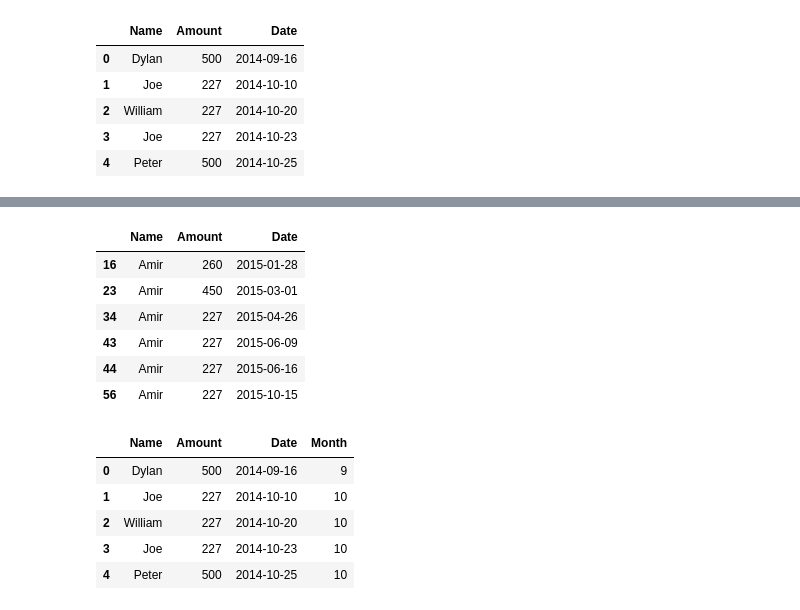
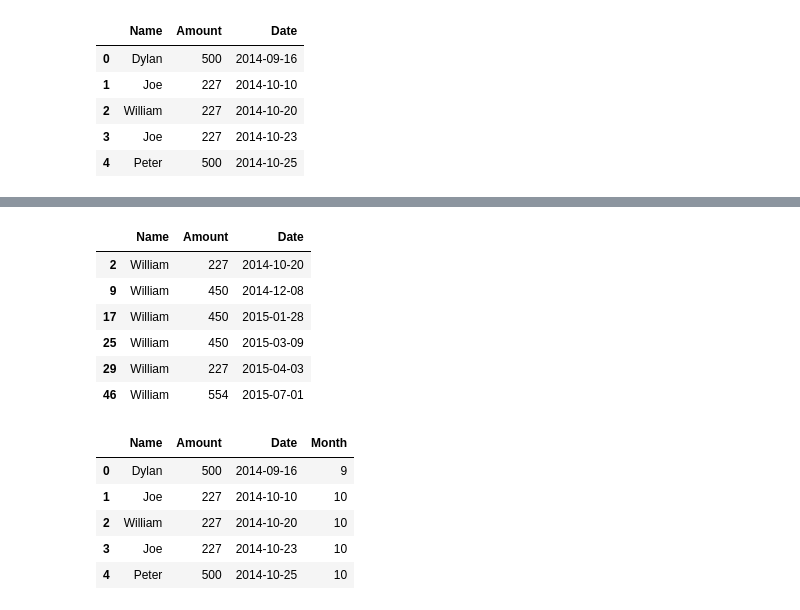
Before and after one commit to amirfz/myPythonProjects, a Jupyter notebook: coffeeDonors/coffeeDonors.ipynb, the cells around one changed output, grey strips where cells are left out. Cells and saved outputs as stored; diff of their text form; code cells hidden in the pictures.

```diff
--- a/coffeeDonors/coffeeDonors.ipynb
+++ b/coffeeDonors/coffeeDonors.ipynb
@@ -22,13 +22,13 @@ int((datetime.now() - data["Date"][1]).days)
 # %%
-data[data.Name == 'Amir']
+data[data.Name == 'William']
 # %% [output]
 |  | Name | Amount | Date |
-| 16 | Amir | 260 | 2015-01-28 |
-| 23 | Amir | 450 | 2015-03-01 |
-| 34 | Amir | 227 | 2015-04-26 |
-| 43 | Amir | 227 | 2015-06-09 |
-| 44 | Amir | 227 | 2015-06-16 |
-| 56 | Amir | 227 | 2015-10-15 |
+| 2 | William | 227 | 2014-10-20 |
+| 9 | William | 450 | 2014-12-08 |
+| 17 | William | 450 | 2015-01-28 |
+| 25 | William | 450 | 2015-03-09 |
+| 29 | William | 227 | 2015-04-03 |
+| 46 | William | 554 | 2015-07-01 |
 # %%
 data["Month"] = data["Date"].dt.month
 # %%
```
Also changed, not shown: parts of 9 cells of this notebook, 7 other files.
